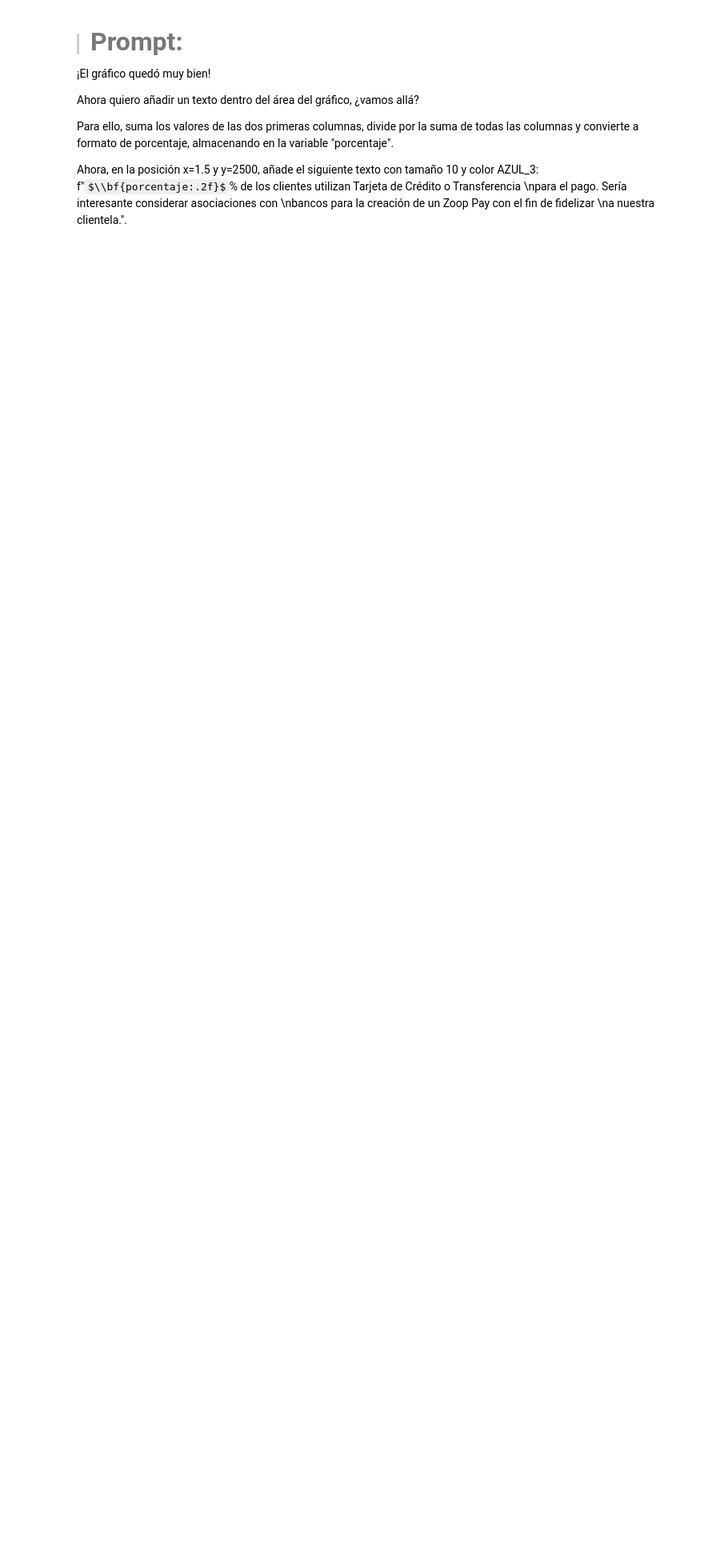
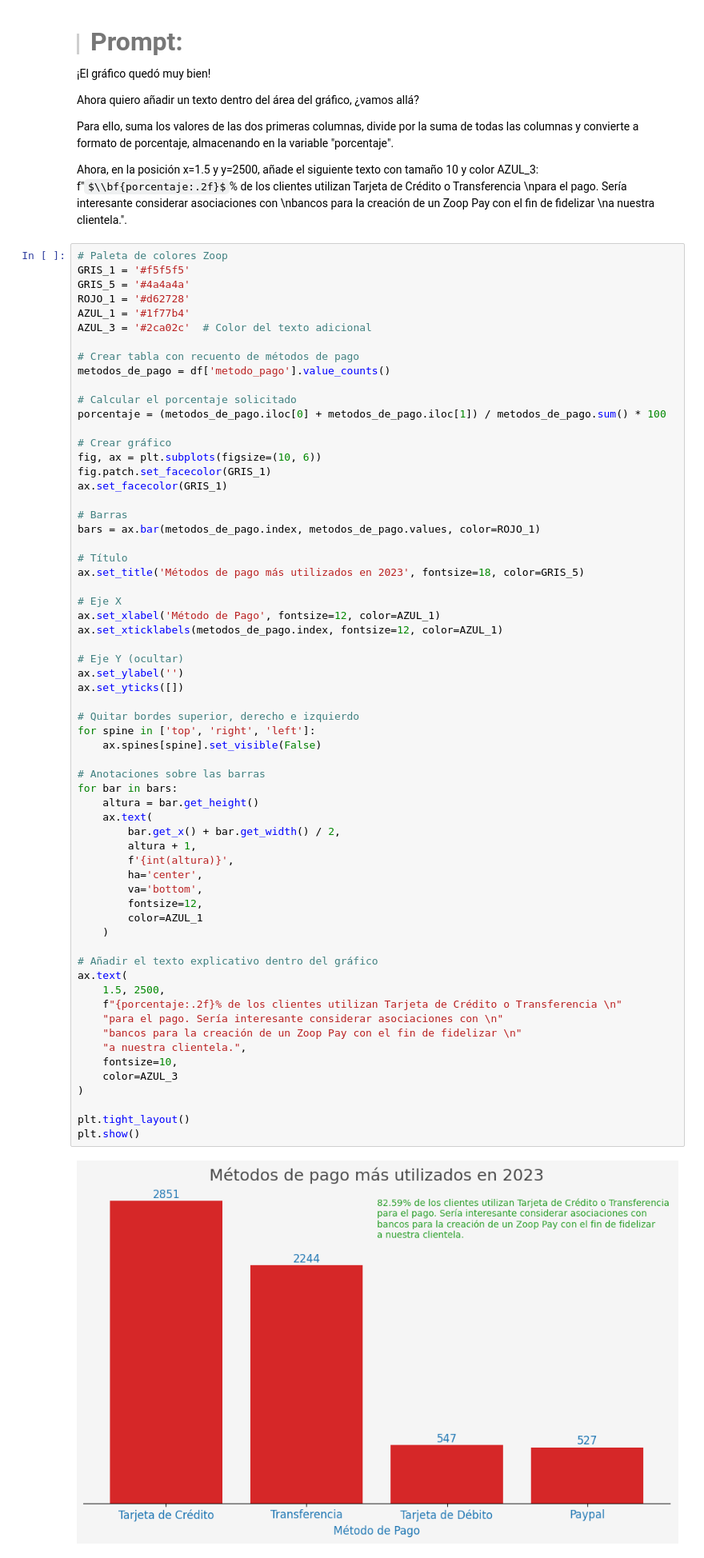
Before and after one commit to Goyo0117970/IA-en-la-ciencia-de-datos, a Jupyter notebook: IA_aplicada_a_ciencia_de_datos.ipynb, the cells around one changed output. Shown at 80% size. Drawn from its saved outputs; the diff is of its cells as text; some formulas as TeX source; blank space fills up the shorter version.

```diff
--- a/IA_aplicada_a_ciencia_de_datos.ipynb
+++ b/IA_aplicada_a_ciencia_de_datos.ipynb
@@ -966,6 +1031,71 @@ Ahora quiero añadir un texto dentro del área del gráfico, ¿vamos allá?
 Para ello, suma los valores de las dos primeras columnas, divide por la suma de todas las columnas y convierte a formato de porcentaje, almacenando en la variable "porcentaje".
 
 Ahora, en la posición x=1.5 y y=2500, añade el siguiente texto con tamaño 10 y color AZUL_3: f"$\\bf{porcentaje:.2f}$% de los clientes utilizan Tarjeta de Crédito o Transferencia \npara el pago. Sería interesante considerar asociaciones con \nbancos para la creación de un Zoop Pay con el fin de fidelizar \na nuestra clientela.".
+# %%
+# Paleta de colores Zoop
+GRIS_1 = '#f5f5f5'
+GRIS_5 = '#4a4a4a'
+ROJO_1 = '#d62728'
+AZUL_1 = '#1f77b4'
+AZUL_3 = '#2ca02c'  # Color del texto adicional
+
+# Crear tabla con recuento de métodos de pago
+metodos_de_pago = df['metodo_pago'].value_counts()
+
+# Calcular el porcentaje solicitado
+porcentaje = (metodos_de_pago.iloc[0] + metodos_de_pago.iloc[1]) / metodos_de_pago.sum() * 100
+
+# Crear gráfico
+fig, ax = plt.subplots(figsize=(10, 6))
+fig.patch.set_facecolor(GRIS_1)
+ax.set_facecolor(GRIS_1)
+
+# Barras
+bars = ax.bar(metodos_de_pago.index, metodos_de_pago.values, color=ROJO_1)
+
+# Título
+ax.set_title('Métodos de pago más utilizados en 2023', fontsize=18, color=GRIS_5)
+
+# Eje X
+ax.set_xlabel('Método de Pago', fontsize=12, color=AZUL_1)
+ax.set_xticklabels(metodos_de_pago.index, fontsize=12, color=AZUL_1)
+
+# Eje Y (ocultar)
+ax.set_ylabel('')
+ax.set_yticks([])
+
+# Quitar bordes superior, derecho e izquierdo
+for spine in ['top', 'right', 'left']:
+    ax.spines[spine].set_visible(False)
+
+# Anotaciones sobre las barras
+for bar in bars:
+    altura = bar.get_height()
+    ax.text(
+        bar.get_x() + bar.get_width() / 2,
+        altura + 1,
+        f'{int(altura)}',
+        ha='center',
+        va='bottom',
+        fontsize=12,
+        color=AZUL_1
+    )
+
+# Añadir el texto explicativo dentro del gráfico
+ax.text(
+    1.5, 2500,
+    f"{porcentaje:.2f}% de los clientes utilizan Tarjeta de Crédito o Transferencia \n"
+    "para el pago. Sería interesante considerar asociaciones con \n"
+    "bancos para la creación de un Zoop Pay con el fin de fidelizar \n"
+    "a nuestra clientela.",
+    fontsize=10,
+    color=AZUL_3
+)
+
+plt.tight_layout()
+plt.show()
+# %% [output]
+[figure, added]
 # %% [markdown]
 <font color="7b71ff" size=4> Comentarios: </font>
 
```
Also changed, not shown: parts of 5 cells of this notebook.
